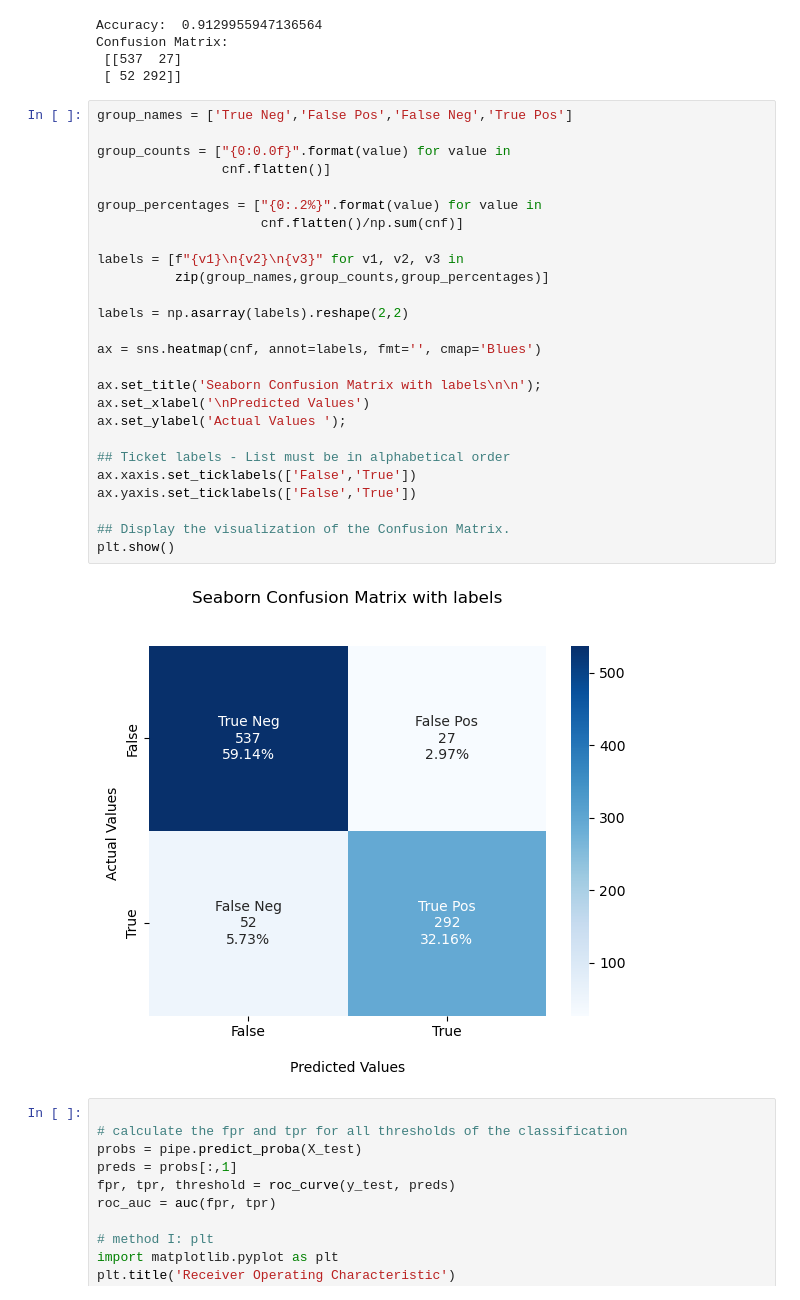
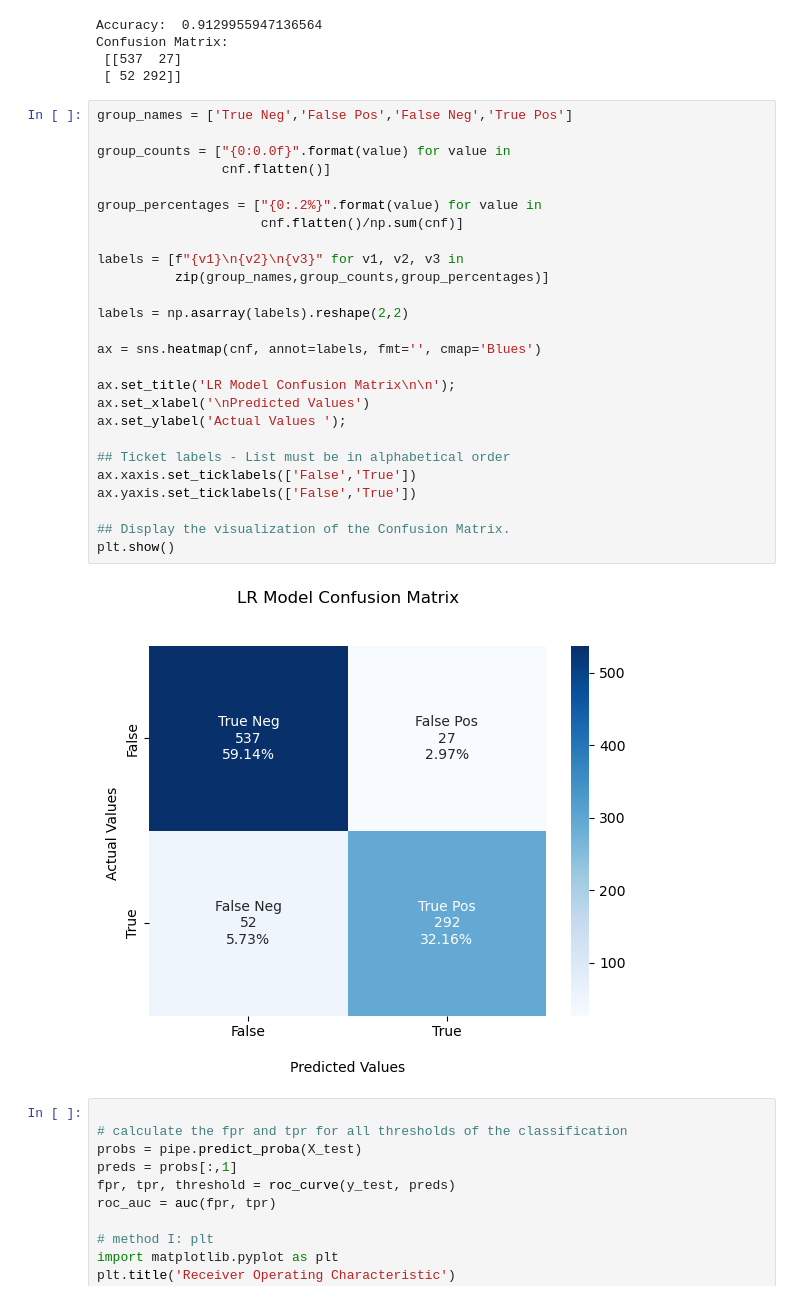
Before and after one commit to Kevin-Kwasnik/student-dropout-prediction, a Jupyter notebook: 4.Modeling/Modeling.ipynb, the cells around one changed output. Drawn from its saved outputs; the diff is of its cells as text.

```diff
--- a/4.Modeling/Modeling.ipynb
+++ b/4.Modeling/Modeling.ipynb
@@ -62,31 +62,31 @@ Confusion Matrix:
 # %%
 group_names = ['True Neg','False Pos','False Neg','True Pos']
 
 group_counts = ["{0:0.0f}".format(value) for value in
                 cnf.flatten()]
 
 group_percentages = ["{0:.2%}".format(value) for value in
                      cnf.flatten()/np.sum(cnf)]
 
 labels = [f"{v1}\n{v2}\n{v3}" for v1, v2, v3 in
           zip(group_names,group_counts,group_percentages)]
 
 labels = np.asarray(labels).reshape(2,2)
 
 ax = sns.heatmap(cnf, annot=labels, fmt='', cmap='Blues')
 
-ax.set_title('Seaborn Confusion Matrix with labels\n\n');
+ax.set_title('LR Model Confusion Matrix\n\n');
 ax.set_xlabel('\nPredicted Values')
 ax.set_ylabel('Actual Values ');
 
 ## Ticket labels - List must be in alphabetical order
 ax.xaxis.set_ticklabels(['False','True'])
 ax.yaxis.set_ticklabels(['False','True'])
 
 ## Display the visualization of the Confusion Matrix.
 plt.show()
 # %% [output]
-[figure, old version]
+[figure, new version]
 # %%
 
 # calculate the fpr and tpr for all thresholds of the classification
```
Also changed, not shown: parts of 15 cells of this notebook, 10 other files.
